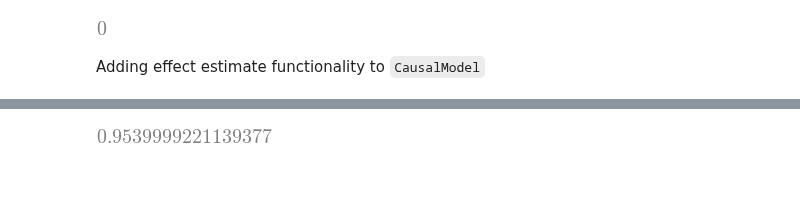
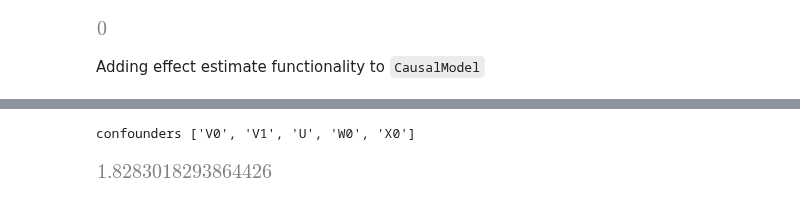
Before and after one commit to eschmidt42/bcg, a Jupyter notebook: notebooks/02_causal_model.ipynb, the cells around one changed output, grey strips where cells are left out. Drawn from its saved outputs; the diff is of its cells as text; code cells hidden in the pictures.

```diff
--- a/notebooks/02_causal_model.ipynb
+++ b/notebooks/02_causal_model.ipynb
@@ -28,10 +28,10 @@ from scipy import stats
 # %%
 plt.style.use('bmh')
 # %%
-treatments = ['v0', 'v1']
+treatments = ['V0', 'V1']
 outcome = 'Y'
 common_causes = ['W0']
-effect_modifiers = ['E0']
+effect_modifiers = ['X0']
 instruments = []
 observed_nodes = treatments + [outcome] + instruments + effect_modifiers + common_causes
 add_unobserved_confounder = True
@@ -140,6 +140,6 @@ def cut_edges(self, edges_to_cut:List[tuple]=None):
 
 CausalGraph.cut_edges = cut_edges
 # %%
-g_cut = cg.cut_edges([('U','Y'), ('W0', 'v1')])
+g_cut = cg.cut_edges([('U','Y'), ('W0', 'V1')])
 show_graph(g_cut)
 # %% [output]
@@ -244,10 +244,10 @@ class CausalModel:
     def refute_estimate(self):
         pass
 # %%
-treatments = ['v0', 'v1']
+treatments = ['V0', 'V1']
 outcome = 'Y'
 common_causes = ['W0']
-effect_modifiers = ['E0']
+effect_modifiers = ['X0']
 instruments = []
 observed_nodes = treatments + [outcome] + instruments + effect_modifiers
 add_unobserved_confounder = True
@@ -464,16 +536,18 @@ def estimate_effect(self, estimands:dict, control_value:float,
 CausalModel.estimate_effect = estimate_effect
 # %%
 causal_method = 'backdoor'
-model_type = 'linear_regression'
-model_params = dict()
 control_value = 0
 treatment_name = 'v0'
-treatment_value = 1
+treatment_value = 2
+
 effect_modifiers = effect_modifiers
 target_unit = 'ate'
+
+model = linear_model.LinearRegression()
+
 cm.estimate_effect(estimands, control_value, treatment_name, treatment_value,
-                   obs, outcome=outcome, causal_method=causal_method, model_type=model_type,
-                   target_unit=target_unit, effect_modifiers=effect_modifiers,
-                   model_params=model_params)
+                   obs, outcome=outcome, causal_method=causal_method, model=model,
+                   target_unit=target_unit, effect_modifiers=effect_modifiers)
 # %% [output]
+confounders ['V0', 'V1', 'U', 'W0', 'X0']
-[figure, old version]
+[figure, new version]
```
Also changed, not shown: parts of 20 cells of this notebook.
